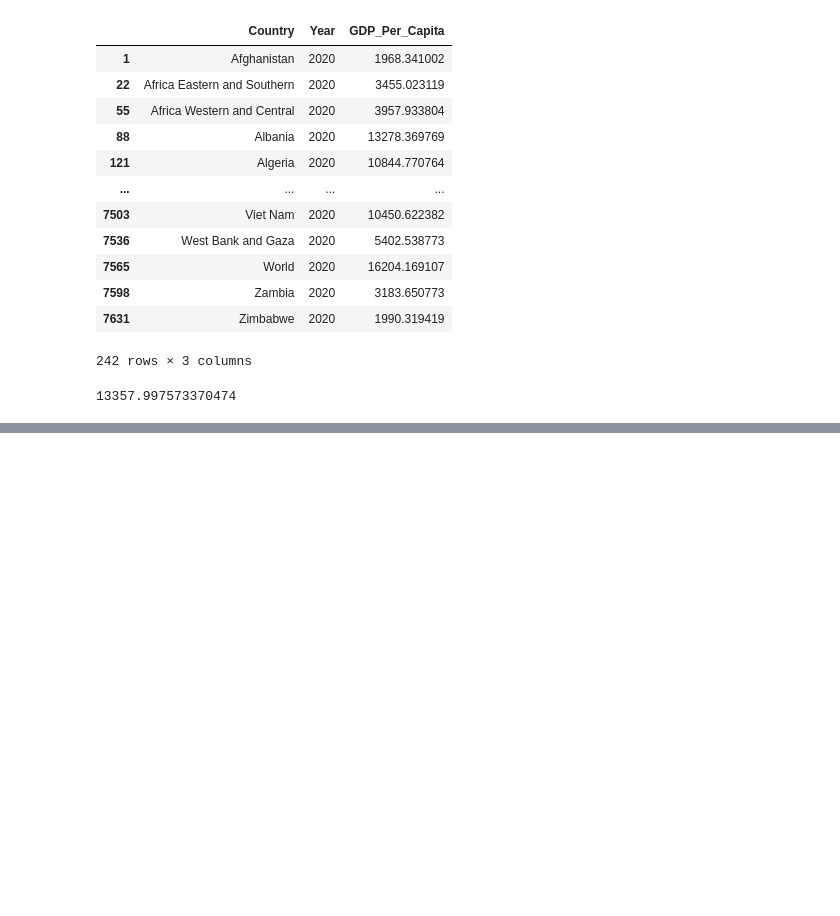
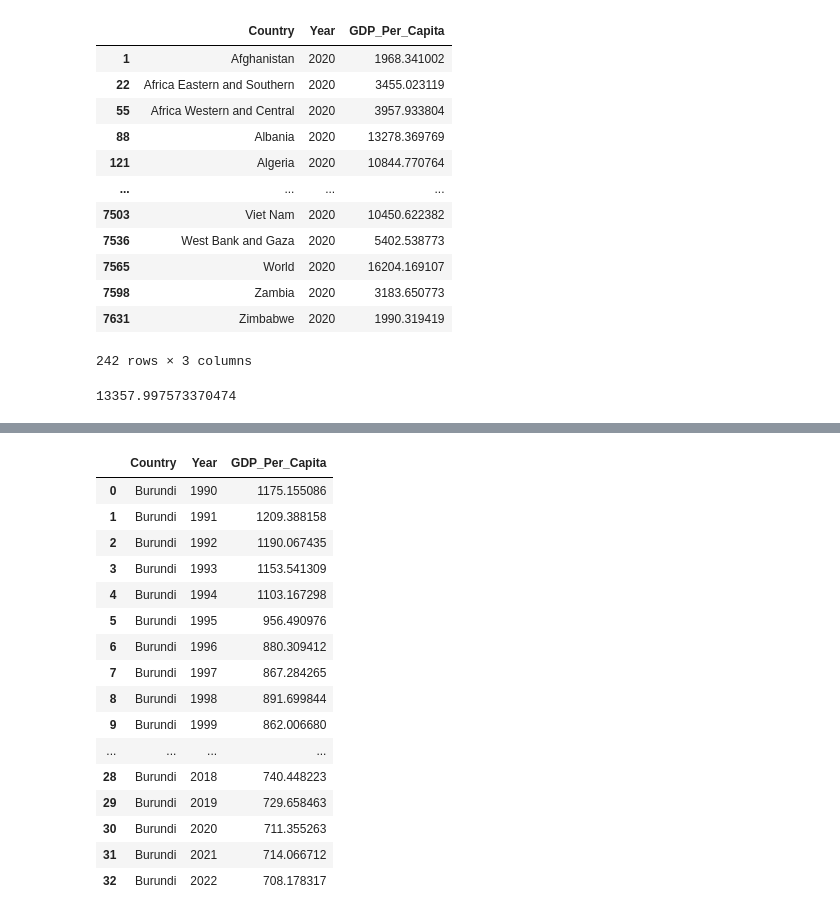
Before and after one commit to NSS-Data-Analytics-Cohort-10/gdp-and-internet-usage-ekinnard23, a Jupyter notebook: notebooks/gdp_and_internet_usage_eddie_kinnard.ipynb, the cells around one changed output, grey strips where cells are left out. Drawn from its saved outputs; the diff is of its cells as text; code cells hidden in the pictures; blank space fills up the shorter version.

```diff
--- a/notebooks/gdp_and_internet_usage_eddie_kinnard.ipynb
+++ b/notebooks/gdp_and_internet_usage_eddie_kinnard.ipynb
@@ -272,0 +317,21 @@ sns.lineplot(data=richest_history, x = 'Year', y ='GDP_Per_Capita')
+# %%
+poorest_history = gdp_df[gdp_df.Country == 'Burundi'].sort_values('Year').reset_index(drop=True)
+poorest_history
+# %% [output]
+|  | Country | Year | GDP_Per_Capita |
+| 0 | Burundi | 1990 | 1175.155086 |
+| 1 | Burundi | 1991 | 1209.388158 |
+| 2 | Burundi | 1992 | 1190.067435 |
+| 3 | Burundi | 1993 | 1153.541309 |
+| 4 | Burundi | 1994 | 1103.167298 |
+| 5 | Burundi | 1995 | 956.490976 |
+| 6 | Burundi | 1996 | 880.309412 |
+| 7 | Burundi | 1997 | 867.284265 |
+| 8 | Burundi | 1998 | 891.699844 |
+| 9 | Burundi | 1999 | 862.006680 |
+| ... | ... | ... | ... |
+| 28 | Burundi | 2018 | 740.448223 |
+| 29 | Burundi | 2019 | 729.658463 |
+| 30 | Burundi | 2020 | 711.355263 |
+| 31 | Burundi | 2021 | 714.066712 |
+| 32 | Burundi | 2022 | 708.178317 |
```
Also changed, not shown: parts of 37 cells of this notebook.
